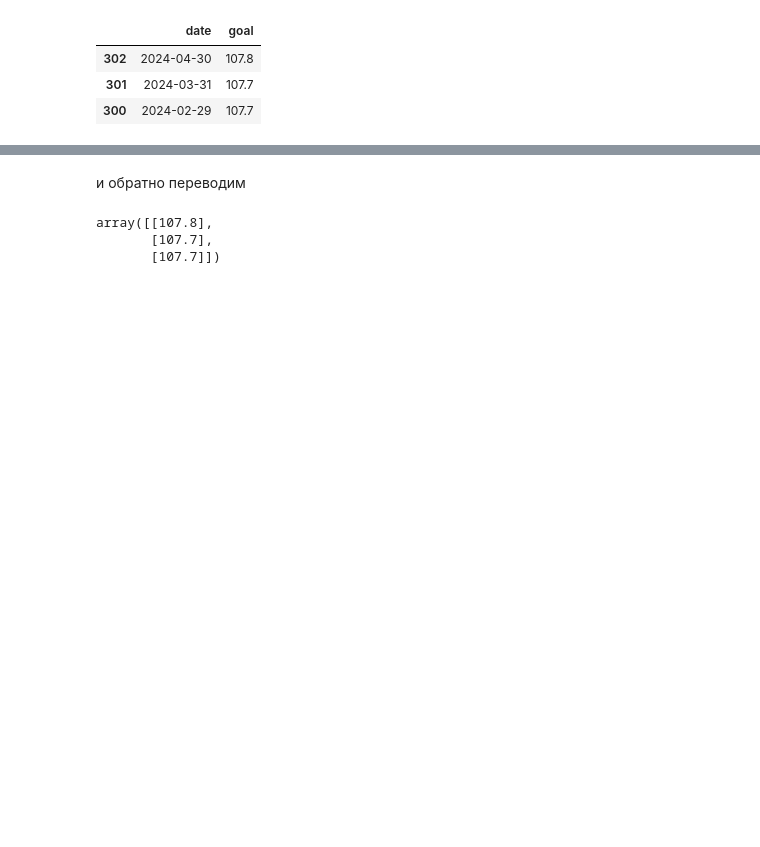
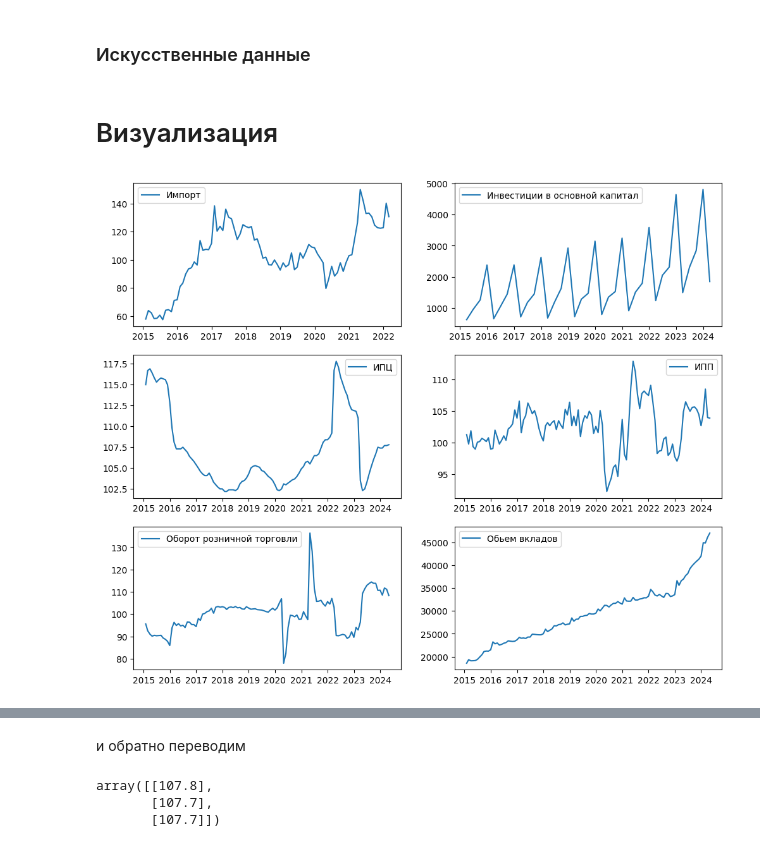
Before and after one commit to MishaAnikutin/regression-for-vavt, a Jupyter notebook: research/Базовая модель RNN GRU.ipynb, the cells around one changed output, grey strips where cells are left out. Saved outputs shown, nothing was run; the diff lists cells and outputs as text; code cells hidden in the pictures; blank space fills up the shorter version.

Commit message:
Добавил несколько индексов, различные модели

```diff
--- a/research/Базовая модель RNN GRU.ipynb
+++ b/research/Базовая модель RNN GRU.ipynb
@@ -6,2 +23,13 @@
 import pandas as pd
 from datetime import date
+# %%
+date_start = date(year=2015, month=1, day=1)
+
+def data_prerpocess(df):
+    """Приводим дату к нужнмоу формату, удаляем лишние столбцы, сортируем по дате, оставим только от 2015 года"""
+
+    df['date'] = pd.to_datetime(df['date'], format='%d.%m.%Y').dt.date
+
+    return df.drop(columns=['dataset'])\
+             .sort_values(by='date', ascending=False)\
+             [df.date >= date_start]
@@ -8,14 +38,15 @@ from datetime import date
+# %%
+path = './данные для исследований/'
 # %%
-df = pd.read_csv('Индекс потребительских цен, Россия — Диаграмма.csv', sep=';')
+indexes = {
+    'Импорт': pd.read_csv(path + 'Внешнеторговый оборот, Россия — Диаграмма.csv', sep=';'),
+    'Инвестиции в основной капитал': pd.read_csv(path + 'Инвестиции в основной капитал организаций.csv', sep=';'),
+    'ИПЦ': pd.read_csv(path + 'Индекс потребительских цен, Россия — Диаграмма.csv', sep=';'),
+    'ИПП': pd.read_csv(path + 'Индекс промышленного производства, Россия — Диаграмма.csv', sep=';'),
+    'Оборот розничной торговли': pd.read_csv(path + 'Оборот розничной торговли, Россия — Диаграмма.csv', sep=';'),
+    'Обьем вкладов': pd.read_csv(path + 'Объем вкладов (депозитов).csv', sep=';')
+}
 
-df.columns = ['uuid', 'date', 'goal']
-df.drop(columns=['uuid'], inplace=True)
-df.date = pd.to_datetime(df.date, format='%d.%m.%Y').dt.date
-df = df.sort_values(by='date', ascending=False)
-
-df.head(3)
+indexes = {index: data_prerpocess(df) for index, df in indexes.items()}
-# %% [output]
-|  | date | goal |
-| 302 | 2024-04-30 | 107.8 |
-| 301 | 2024-03-31 | 107.7 |
-| 300 | 2024-02-29 | 107.7 |
+# %% [markdown]
+### Искусственные данные
@@ -21,0 +58,2 @@ df.head(3)
+# %% [markdown]
+# Визуализация
@@ -21,0 +62,13 @@ df.head(3)
+# %%
+fig, axes = plt.subplots(3, 2, figsize=(12, 10))
+
+k = 0
+for i in range(3):
+    for j in range(2):
+        label, data = list(indexes.items())[k]
+        k += 1
+
+        axes[i][j].plot(data.date, data.iloc[:, 1], label=label)
+        axes[i][j].legend()
+# %% [output]
+[figure, added]
```
Also changed, not shown: parts of 40 cells of this notebook.
